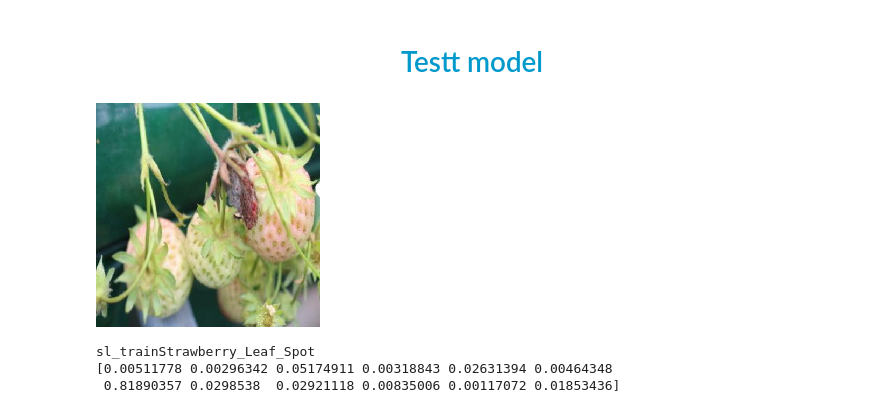
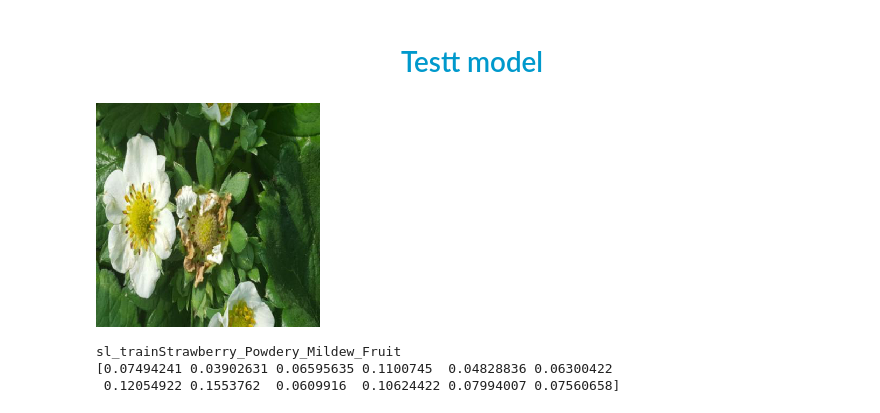
Before and after one commit to pariyaaf/FruitDiseaseDetection-pariya, a Jupyter notebook: TestModel.ipynb, the cells around one changed output. Saved outputs shown, nothing was run; the diff lists cells and outputs as text; code cells hidden in the pictures.

Commit message:
Improve TestModel

```diff
--- a/TestModel.ipynb
+++ b/TestModel.ipynb
@@ -13,5 +14,5 @@ import numpy as np
 # %%
-model = keras.models.load_model(r"E:\projectDataset\models\7fruit_disease_classifier_resnet_FT.h5")
+model = keras.models.load_model(r"E:\projectDataset\models\8fruit_disease_classifier_resnet_FT.h5")
 # %%
 test_ds = ['sl_trainBeans_Angular_LeafSpot',
  'sl_trainBeans_Rust',
@@ -26,19 +27,19 @@ test_ds = ['sl_trainBeans_Angular_LeafSpot',
  'sl_trainTomato_Leaf_Mold',
  'sl_trainTomato_Spider_Mites']
 # %%
-img = load_img(r"E:\projectDataset\archive\sl_valid\sl_validStrawberry_Gray_Mold\gray_mold261_jpg.rf.a5624e6e42bc2175e1079ecfa7c85878.jpg", target_size = (224,224))
+img = load_img(r"E:\projectDataset\archive\sl_valid\sl_validStrawberry_Blossom_Blight\sl_validstrawberry_blossom_blight (4).jpg", target_size = (224,224))
 display(img)
 img= img_to_array(img)
 img = img/255
 img = np.expand_dims(img, axis=0)
 img = preprocess_input(img)
 pred = model.predict(img)
 predicted_index = np.argmax(pred[0])
 class_labels = test_ds
 print(class_labels[predicted_index])
 print(pred[0])
 # %% [output]
-[figure, old version]
+[figure, new version]
-sl_trainStrawberry_Leaf_Spot
-[0.00511778 0.00296342 0.05174911 0.00318843 0.02631394 0.00464348
- 0.81890357 0.0298538  0.02921118 0.00835006 0.00117072 0.01853436]
+sl_trainStrawberry_Powdery_Mildew_Fruit
+[0.07494241 0.03902631 0.06595635 0.1100745  0.04828836 0.06300422
+ 0.12054922 0.1553762  0.0609916  0.10624422 0.07994007 0.07560658]
```
Also changed, not shown: parts of 5 cells of this notebook.
